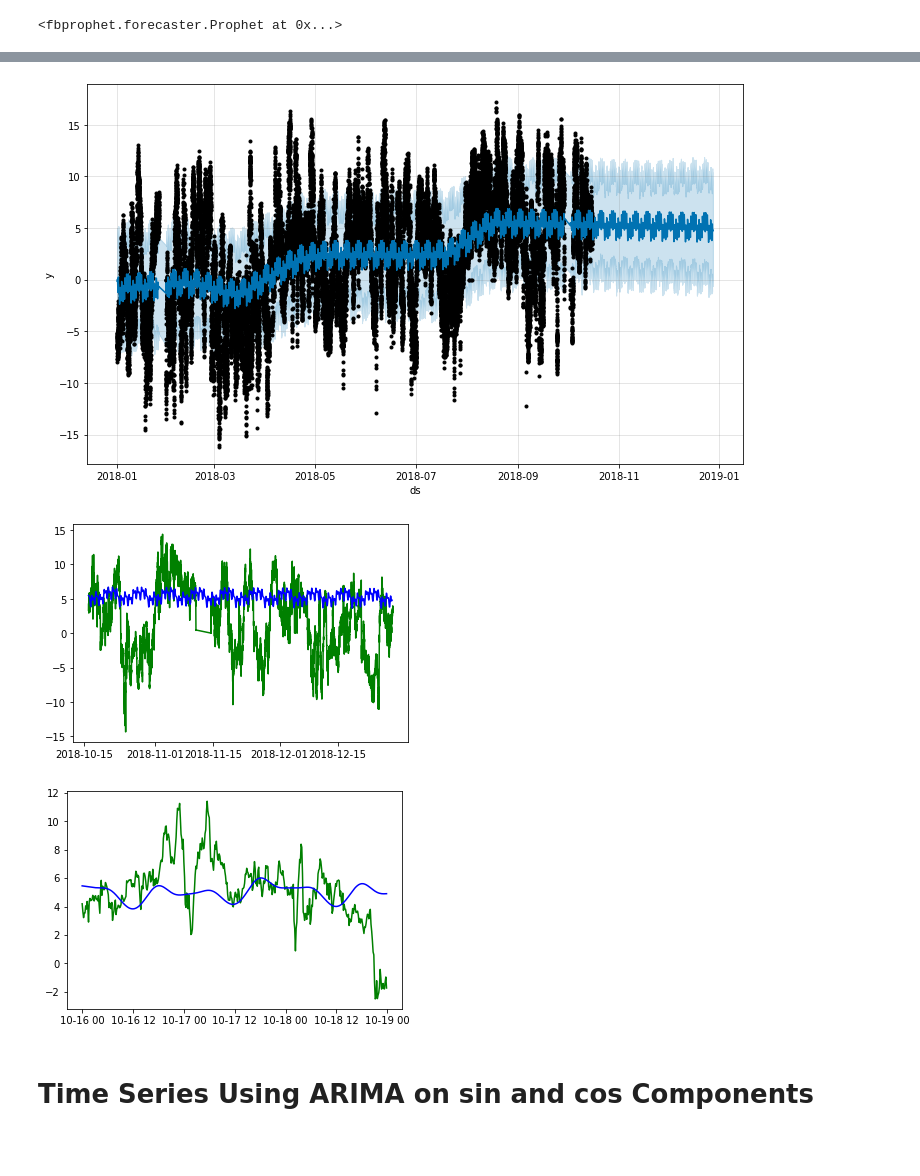
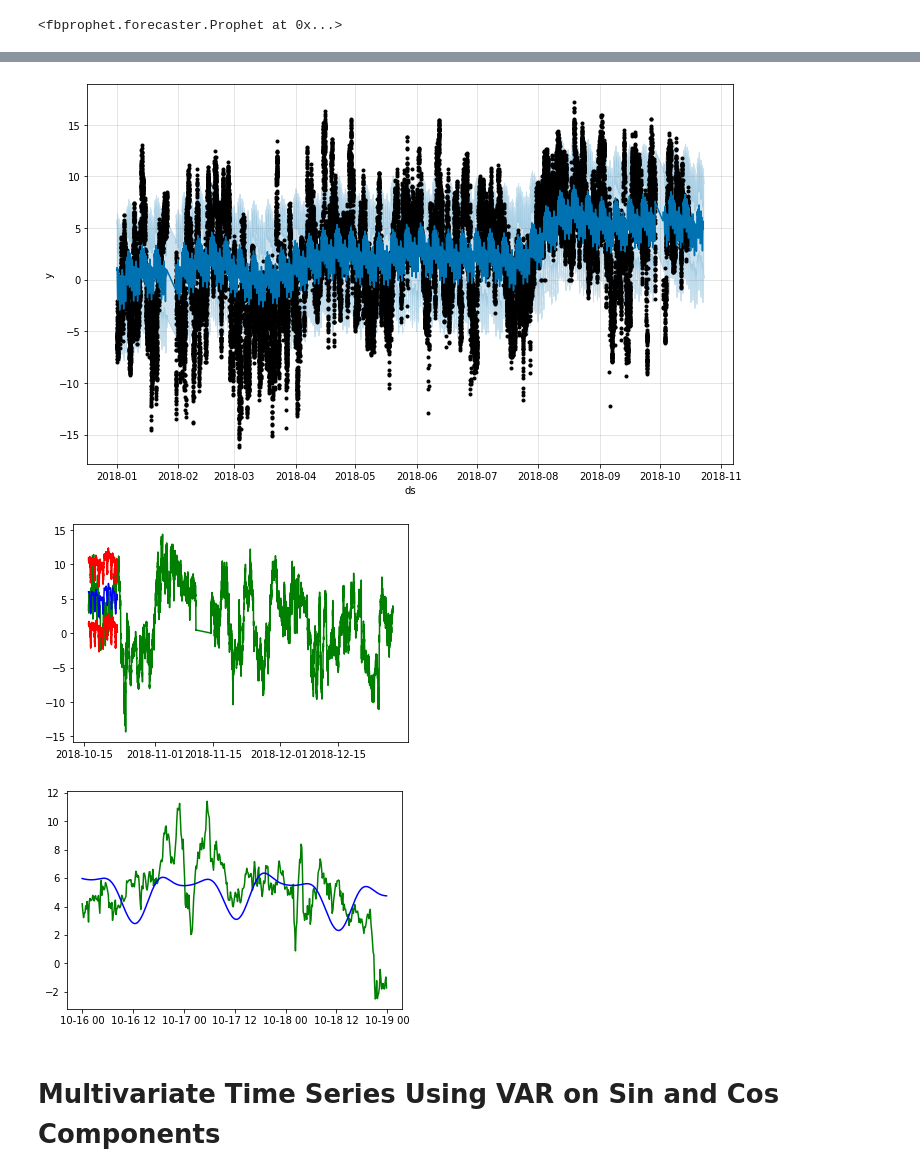
Before and after one commit to m607stars/GoGreen-with-ML, a Jupyter notebook: IBM_Hackathon.ipynb, the cells around one changed output, grey strips where cells are left out. Saved outputs shown, nothing was run; the diff lists cells and outputs as text; code cells hidden in the pictures; blank space fills up the shorter version.

```diff
--- a/IBM_Hackathon.ipynb
+++ b/IBM_Hackathon.ipynb
@@ -324,6 +321,6 @@ plt.show()
 m = {'ds':df['Date/Time'][:40000],'y':df['Sin Component'][:40000]}
 data_prophet = pd.DataFrame(m)
 
-model = Prophet(changepoint_prior_scale=0.01)
+model = Prophet(changepoint_prior_scale=0.01,yearly_seasonality=True)
 model.fit(data_prophet)
 # %% [output]
@@ -417,7 +413,7 @@ model.fit(data_prophet)
 INFO:fbprophet:Disabling yearly seasonality. Run prophet with yearly_seasonality=True to override this.
 <fbprophet.forecaster.Prophet at 0x...>
 # %%
-future = model.make_future_dataframe(periods=10530, freq='10min')
+future = model.make_future_dataframe(periods=1000, freq='10min')
 future['add1']= forecast['yhat']
 
 forecast=model.predict(future)
@@ -432,18 +428,20 @@ forecast.tail()
 # %%
 fig1=model.plot(forecast)
 plt.show()
 
 plt.plot(df['Date/Time'][40000:50000],df['Sin Component'][40000:50000],color='green')
 plt.plot(forecast['ds'][40000:],forecast['yhat'][40000:],color='blue')
+plt.plot(forecast['ds'][40000:],forecast['yhat_upper'][40000:],color='red')
+plt.plot(forecast['ds'][40000:],forecast['yhat_lower'][40000:],color='red')
 plt.show()
 # %% [output]
-[figure, old version]
+[figure, new version]
-[figure, old version]
+[figure, new version]
 # %%
 plt.plot(df['Date/Time'][40000:40432],df['Sin Component'][40000:40432],color='green')
 plt.plot(forecast['ds'][40000:40432],forecast['yhat'][40000:40432],color='blue')
 plt.show()
 # %% [output]
-[figure, old version]
+[figure, new version]
 # %% [markdown]
-# **Time Series Using ARIMA on sin and cos Components**
+# **Multivariate Time Series Using VAR on Sin and Cos Components**
```
Also changed, not shown: parts of 29 cells of this notebook.
